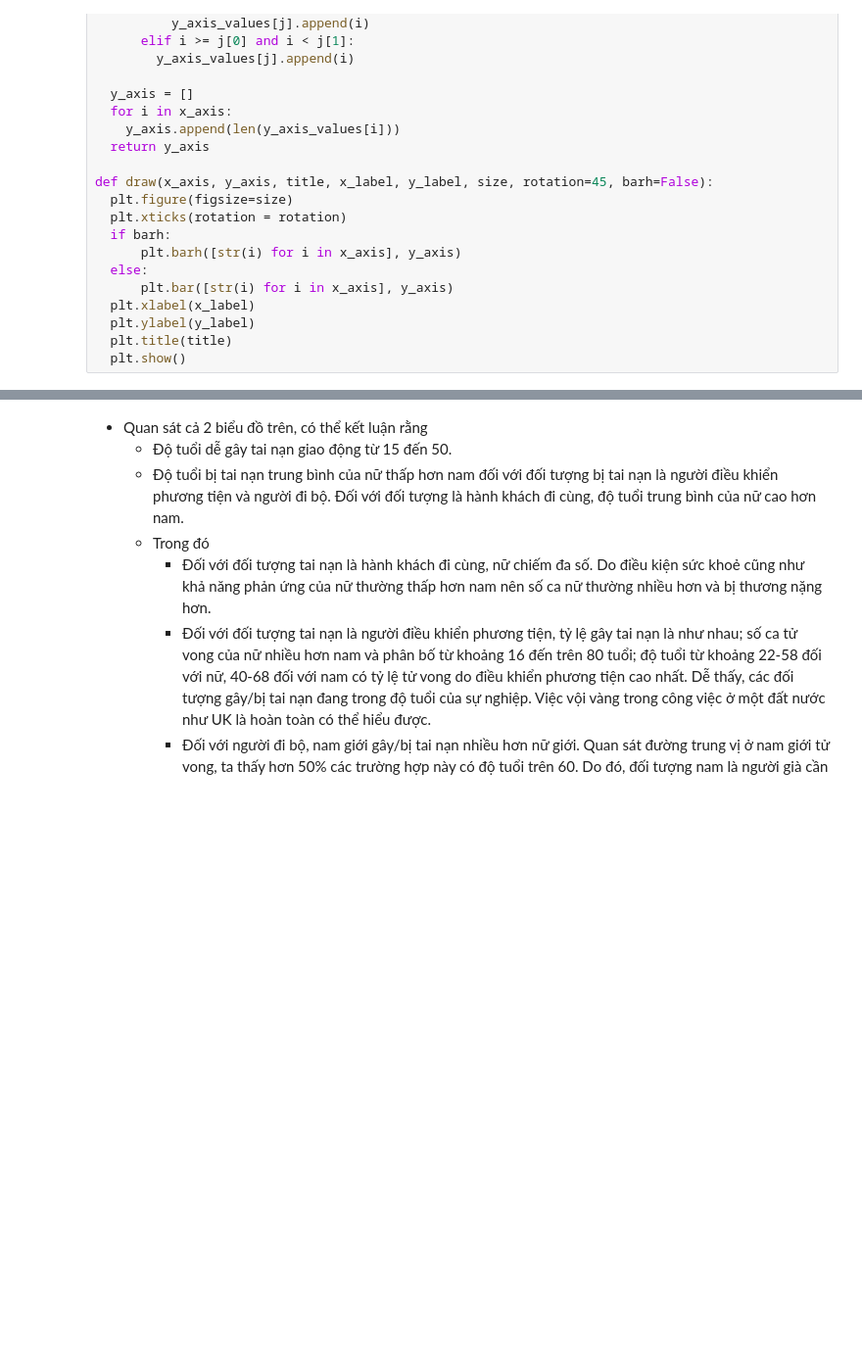
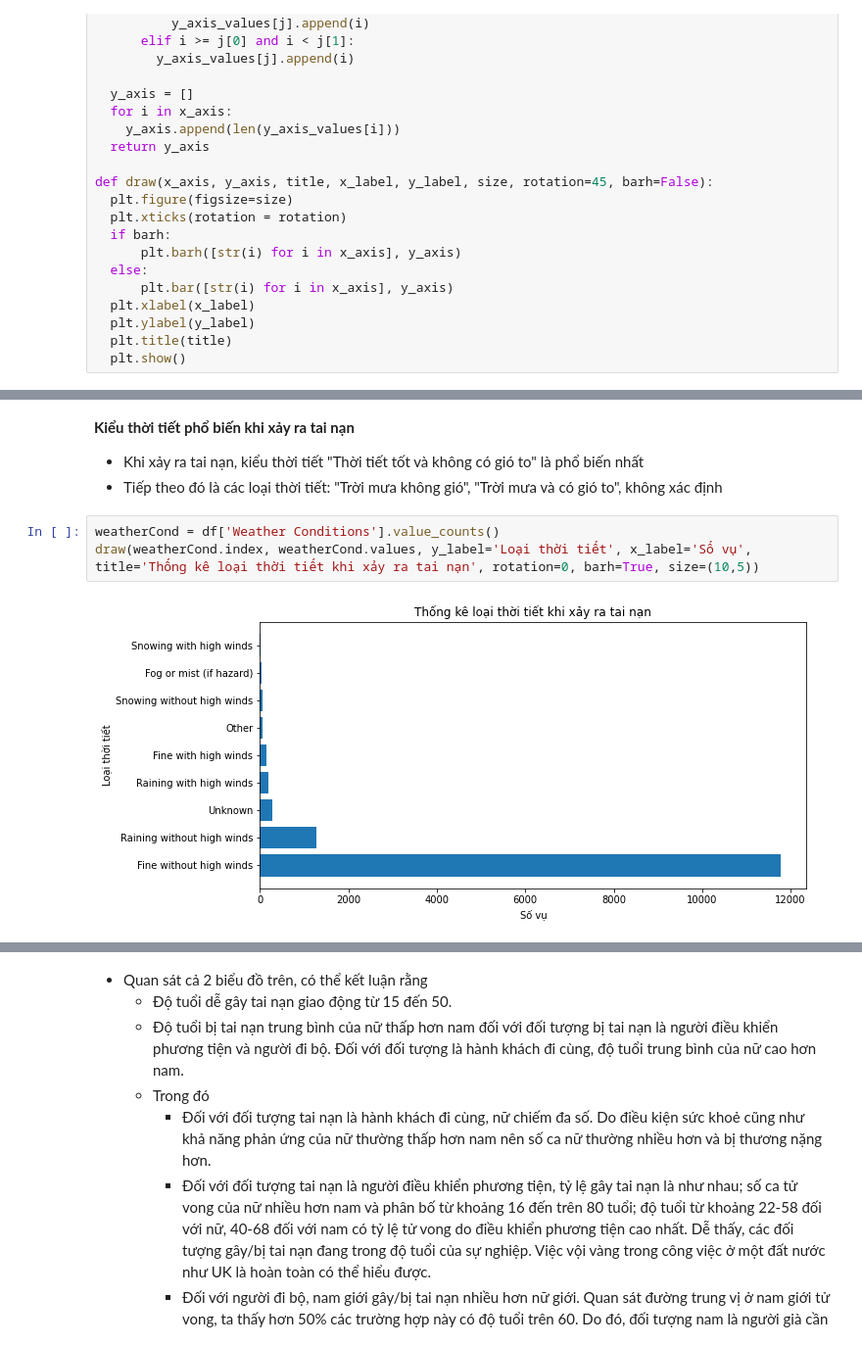
Before and after one commit to XQuyTran/Traffic-Accident-Analysis, a Jupyter notebook: src/Analysis.ipynb, the cells around one changed output, grey strips where cells are left out. Shown at 98% size. Saved outputs shown, nothing was run; the diff lists cells and outputs as text; blank space fills up the shorter version.

```diff
--- a/src/Analysis.ipynb
+++ b/src/Analysis.ipynb
@@ -72,0 +79,9 @@ def draw(x_axis, y_axis, title, x_label, y_label, size, rotation=45, barh=False)
+# %% [markdown]
+**Kiểu thời tiết phổ biến khi xảy ra tai nạn**
+- Khi xảy ra tai nạn, kiểu thời tiết "Thời tiết tốt và không có gió to" là phổ biến nhất
+- Tiếp theo đó là các loại thời tiết: "Trời mưa không gió", "Trời mưa và có gió to", không xác định
+# %%
+weatherCond = df['Weather Conditions'].value_counts()
+draw(weatherCond.index, weatherCond.values, y_label='Loại thời tiết', x_label='Số vụ', title='Thống kê loại thời tiết khi xảy ra tai nạn', rotation=0, barh=True, size=(10,5))
+# %% [output]
+[figure, added]
```
Also changed, not shown: parts of 44 cells of this notebook.
